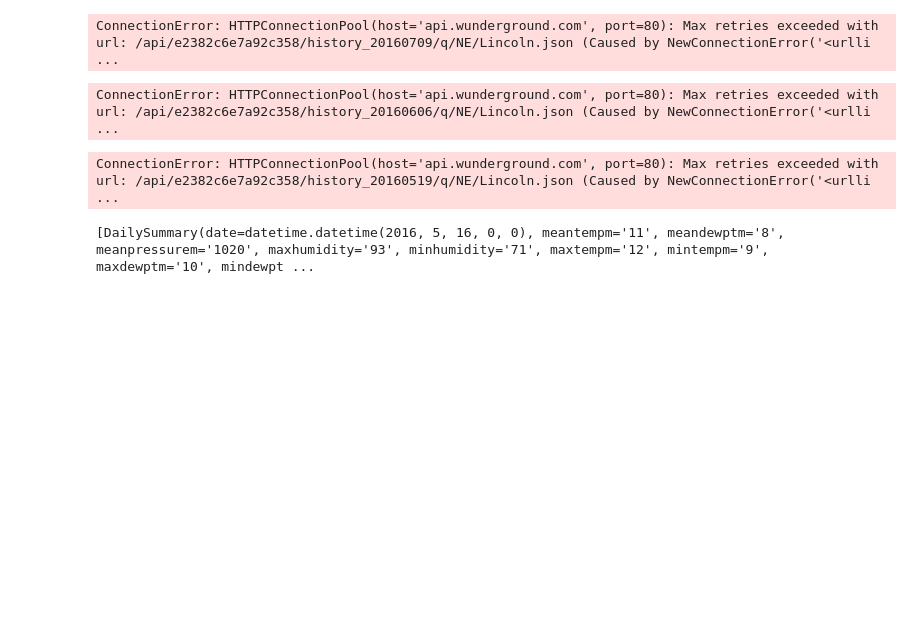
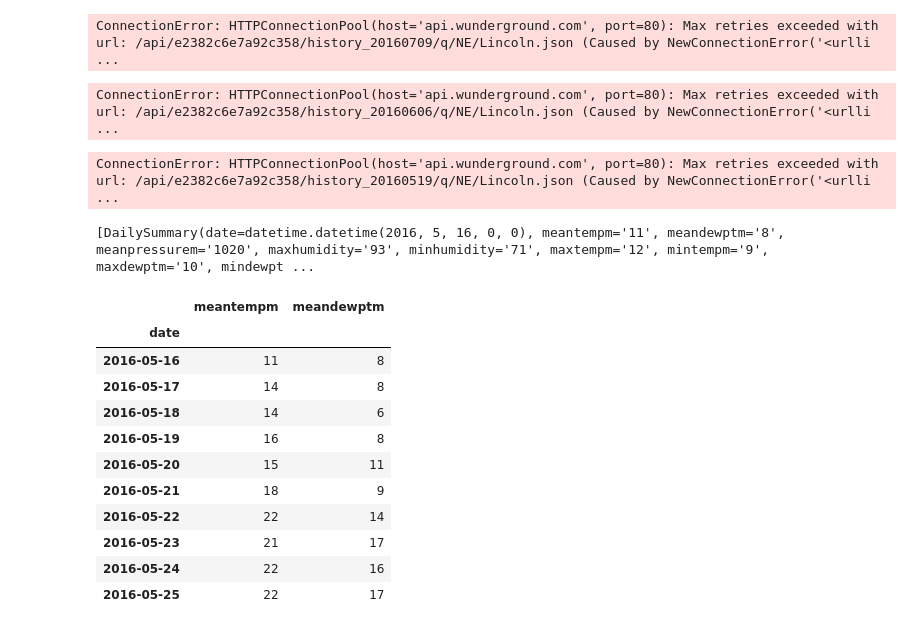
Before and after one commit to suyash0103/Weather-Predict, a Jupyter notebook: predict-jn.ipynb, the cells around one changed output. Drawn from its saved outputs; the diff is of its cells as text; code cells hidden in the pictures; blank space fills up the shorter version.

```diff
--- a/predict-jn.ipynb
+++ b/predict-jn.ipynb
@@ -229,3 +229,19 @@ print (records)
 [DailySummary(date=datetime.datetime(2016, 5, 16, 0, 0), meantempm='11', meandewptm='8', meanpressurem='1020', maxhumidity='93', minhumidity='71', maxtempm='12', mintempm='9', maxdewptm='10', mindewpt ...
 # %%
 df = pd.DataFrame(records, columns=features).set_index('date')
+# %%
+tmp = df[['meantempm', 'meandewptm']].head(10)
+tmp
+# %% [output]
+|  | meantempm | meandewptm |
+| date |  |  |
+| 2016-05-16 | 11 | 8 |
+| 2016-05-17 | 14 | 8 |
+| 2016-05-18 | 14 | 6 |
+| 2016-05-19 | 16 | 8 |
+| 2016-05-20 | 15 | 11 |
+| 2016-05-21 | 18 | 9 |
+| 2016-05-22 | 22 | 14 |
+| 2016-05-23 | 21 | 17 |
+| 2016-05-24 | 22 | 16 |
+| 2016-05-25 | 22 | 17 |
```
Also changed, not shown: parts of 4 cells of this notebook.
